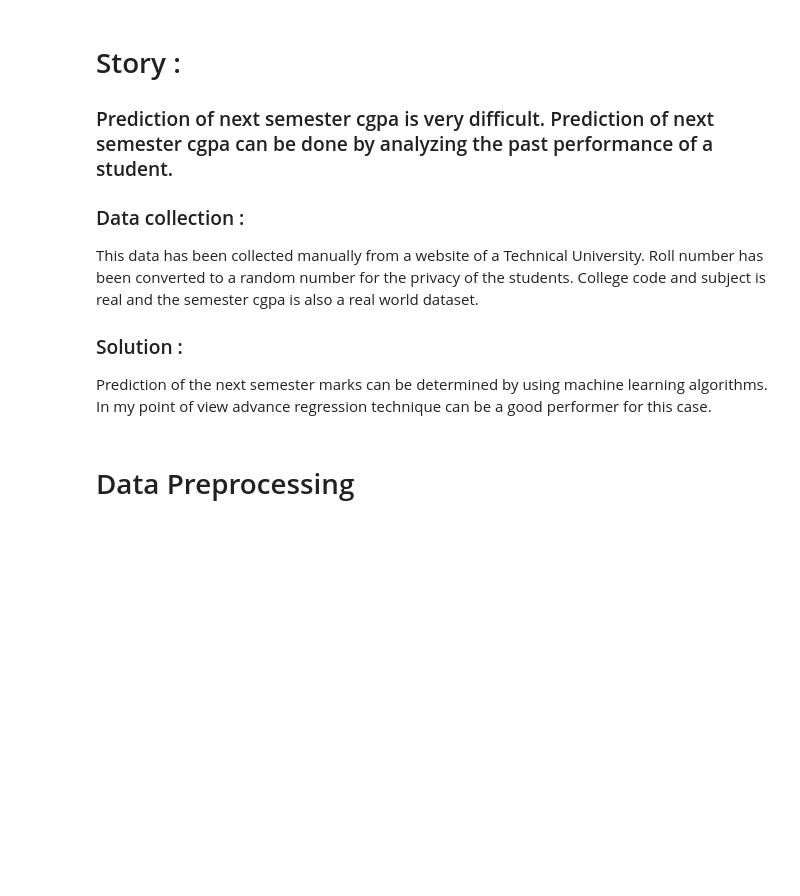
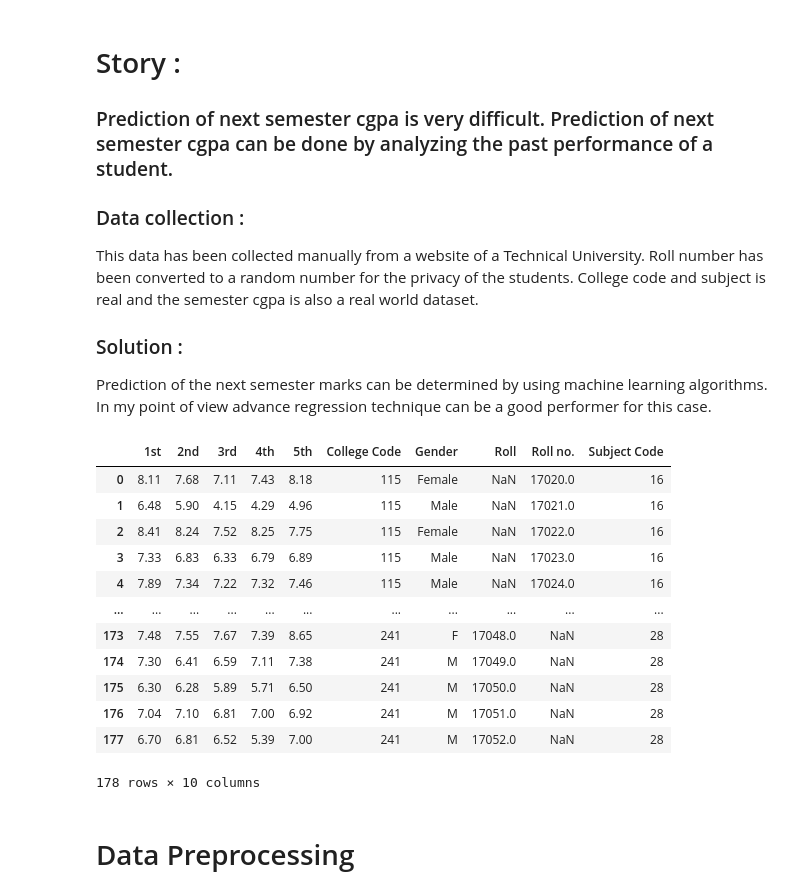
Before and after one commit to archimedessena/Machine-Learning-AI, a Jupyter notebook: Machine-Learning/PROJECTS/REGRESSION/Next_Semester_cgpa.ipynb, the cells around one changed output. Cells and saved outputs as stored; diff of their text form; code cells hidden in the pictures; blank space fills up the shorter version.

```diff
--- a/Machine-Learning/PROJECTS/REGRESSION/Next_Semester_cgpa.ipynb
+++ b/Machine-Learning/PROJECTS/REGRESSION/Next_Semester_cgpa.ipynb
@@ -22,6 +22,22 @@ from sklearn.preprocessing import PolynomialFeatures
 # %%
 # load dataset
 sd = pd.read_csv('Data.csv')
+# %%
+sd
+# %% [output]
+|  | 1st | 2nd | 3rd | 4th | 5th | College Code | Gender | Roll | Roll no. | Subject Code |
+| 0 | 8.11 | 7.68 | 7.11 | 7.43 | 8.18 | 115 | Female | NaN | 17020.0 | 16 |
+| 1 | 6.48 | 5.90 | 4.15 | 4.29 | 4.96 | 115 | Male | NaN | 17021.0 | 16 |
+| 2 | 8.41 | 8.24 | 7.52 | 8.25 | 7.75 | 115 | Female | NaN | 17022.0 | 16 |
+| 3 | 7.33 | 6.83 | 6.33 | 6.79 | 6.89 | 115 | Male | NaN | 17023.0 | 16 |
+| 4 | 7.89 | 7.34 | 7.22 | 7.32 | 7.46 | 115 | Male | NaN | 17024.0 | 16 |
+| ... | ... | ... | ... | ... | ... | ... | ... | ... | ... | ... |
+| 173 | 7.48 | 7.55 | 7.67 | 7.39 | 8.65 | 241 | F | 17048.0 | NaN | 28 |
+| 174 | 7.30 | 6.41 | 6.59 | 7.11 | 7.38 | 241 | M | 17049.0 | NaN | 28 |
+| 175 | 6.30 | 6.28 | 5.89 | 5.71 | 6.50 | 241 | M | 17050.0 | NaN | 28 |
+| 176 | 7.04 | 7.10 | 6.81 | 7.00 | 6.92 | 241 | M | 17051.0 | NaN | 28 |
+| 177 | 6.70 | 6.81 | 6.52 | 5.39 | 7.00 | 241 | M | 17052.0 | NaN | 28 |
+178 rows × 10 columns
 # %% [markdown]
 # Data Preprocessing
 # %%
```
Also changed, not shown: parts of 21 cells of this notebook, 5 other files.
